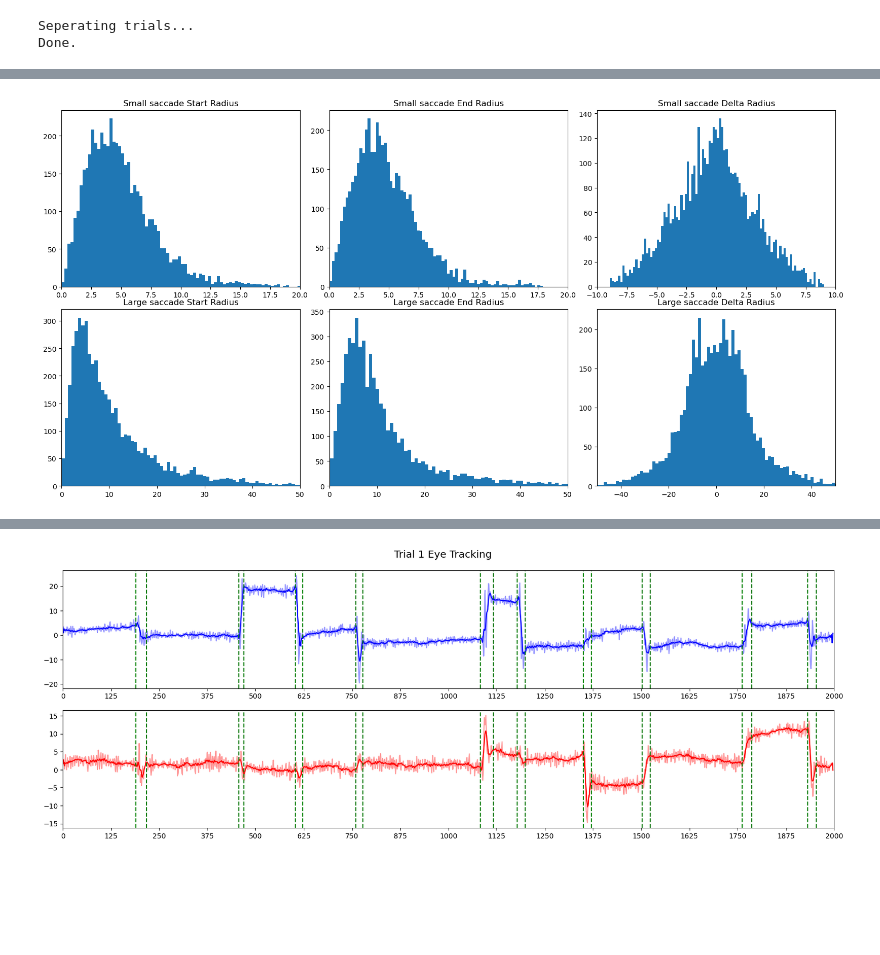
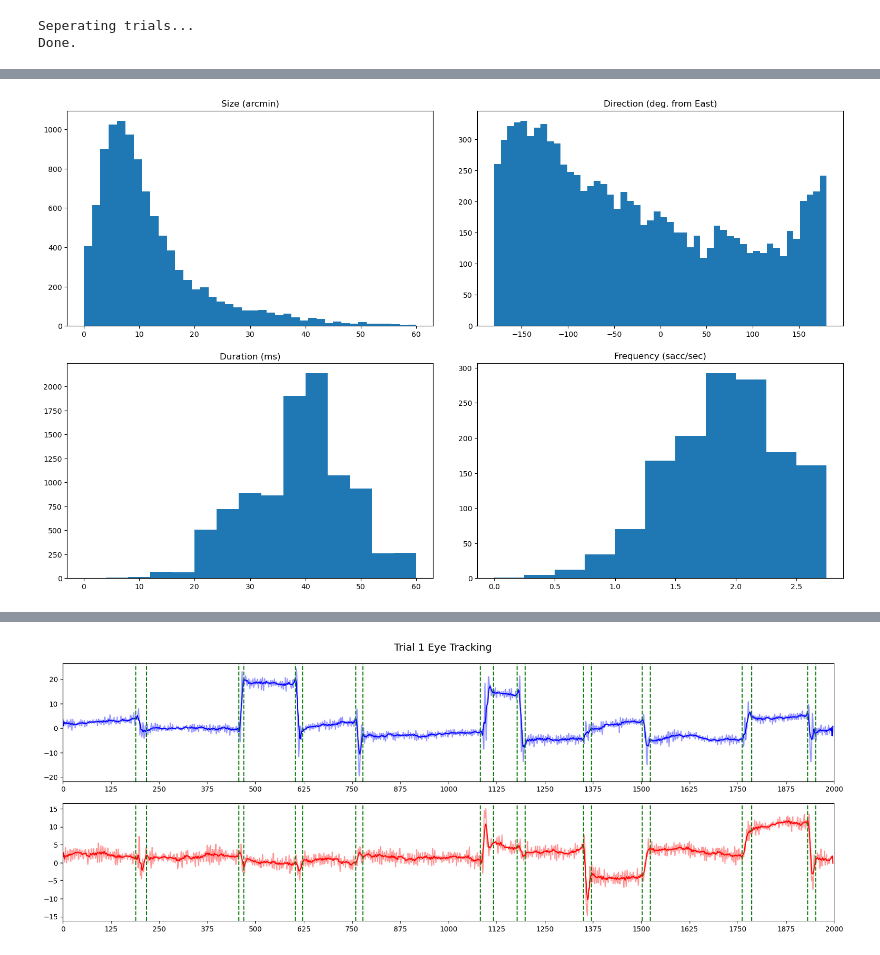
Before and after one commit to ethan-lott/eye-tracking, a Jupyter notebook: ddpi-utils-runner.ipynb, the cells around one changed output, grey strips where cells are left out. Drawn from its saved outputs; the diff is of its cells as text; code cells hidden in the pictures; blank space fills up the shorter version.

Commit message:
Looking at neural data.

```diff
--- a/ddpi-utils-runner.ipynb
+++ b/ddpi-utils-runner.ipynb
@@ -43,57 +46,53 @@ for i in range(data.num_trials):
 # %%
-''' Check for patterns in saccade behavior. '''
+''' View saccade stats. '''
 
-dr = np.zeros([0,1])
-start = np.zeros(0)
-end = np.zeros(0)
-for i, rad in enumerate(data.sacc_rads):
-    if data.num_sacc[i] > 0:
-        start = np.concatenate([start, rad[:,0]])
-        end = np.concatenate([end, rad[:,1]])
-        dr = np.concatenate([dr, np.diff(rad, axis=1)])
-dr = dr.squeeze()
-start = start.squeeze()
-end = end.squeeze()
+data.saccade_stats()
 
-all_saccs = np.zeros(0)
-for saccs in data.sacc_sizes:
-    all_saccs = np.concatenate([all_saccs, saccs])
+# dr = np.zeros([0,1])
+# start = np.zeros(0)
+# end = np.zeros(0)
+# for i, rad in enumerate(data.sacc_rads):
+#     if data.num_sacc[i] > 0:
+#         start = np.concatenate([start, rad[:,0]])
+#         end = np.concatenate([end, rad[:,1]])
+#         dr = np.concatenate([dr, np.diff(rad, axis=1)])
+# dr = dr.squeeze()
+# start = start.squeeze()
+# end = end.squeeze()
 
-med_size = np.median(all_saccs)
-small_sacc = np.where(all_saccs < med_size)[0]
-big_sacc = np.where(all_saccs > med_size)[0]
+# all_saccs = np.zeros(0)
+# for saccs in data.sacc_sizes:
+#     all_saccs = np.concatenate([all_saccs, saccs])
 
-DU.ss(2,3,rh=4)
-plt.subplot(231)
-plt.title('Small saccade Start Radius')
-plt.xlim(0,20)
-plt.hist(start[small_sacc], bins=100)
-# plt.axvline(x=start[small_sacc].mean(), color='green', linestyle='dashed')
-plt.subplot(232)
-plt.title('Small saccade End Radius')
-plt.xlim(0,20)
-plt.hist(end[small_sacc], bins=100)
-# plt.axvline(x=end[small_sacc].mean(), color='green', linestyle='dashed')
-plt.subplot(233)
-plt.title('Small saccade Delta Radius')
-plt.xlim(-10,10)
-plt.hist(dr[small_sacc], bins=100)
-# plt.axvline(x=dr[small_sacc].mean(), color='green', linestyle='dashed')
-plt.subplot(234)
-plt.title('Large saccade Start Radius')
-plt.xlim(0,50)
-plt.hist(start[big_sacc], bins=120)
-# plt.axvline(x=start[big_sacc].mean(), color='green', linestyle='dashed')
-plt.subplot(235)
-plt.title('Large saccade End Radius')
-plt.xlim(0,50)
-plt.hist(end[big_sacc], bins=120)
-# plt.axvline(x=end[big_sacc].mean(), color='green', linestyle='dashed')
-plt.subplot(236)
-plt.title('Large saccade Delta Radius')
-plt.xlim(-50,50)
-plt.hist(dr[big_sacc], bins=120)
-# plt.axvline(x=dr[big_sacc].mean(), color='green', linestyle='dashed')
-plt.show()
+# med_size = np.median(all_saccs)
+# small_sacc = np.where(all_saccs < med_size)[0]
+# big_sacc = np.where(all_saccs > med_size)[0]
+
+# DU.ss(2,3,rh=4)
+# plt.subplot(231)
+# plt.title('Small saccade Start Radius')
+# plt.xlim(0,20)
+# plt.hist(start[small_sacc], bins=100)
+# plt.subplot(232)
+# plt.title('Small saccade End Radius')
+# plt.xlim(0,20)
+# plt.hist(end[small_sacc], bins=100)
+# plt.subplot(233)
+# plt.title('Small saccade Delta Radius')
+# plt.xlim(-10,10)
+# plt.hist(dr[small_sacc], bins=100)
+# plt.subplot(234)
+# plt.title('Large saccade Start Radius')
+# plt.xlim(0,50)
+# plt.hist(start[big_sacc], bins=120)
+# plt.subplot(235)
+# plt.title('Large saccade End Radius')
+# plt.xlim(0,50)
+# plt.hist(end[big_sacc], bins=120)
+# plt.subplot(236)
+# plt.title('Large saccade Delta Radius')
+# plt.xlim(-50,50)
+# plt.hist(dr[big_sacc], bins=120)
+# plt.show()
 # %% [output]
-[figure, old version]
+[figure, new version]
```
Also changed, not shown: parts of 20 cells of this notebook, 1 other file.
